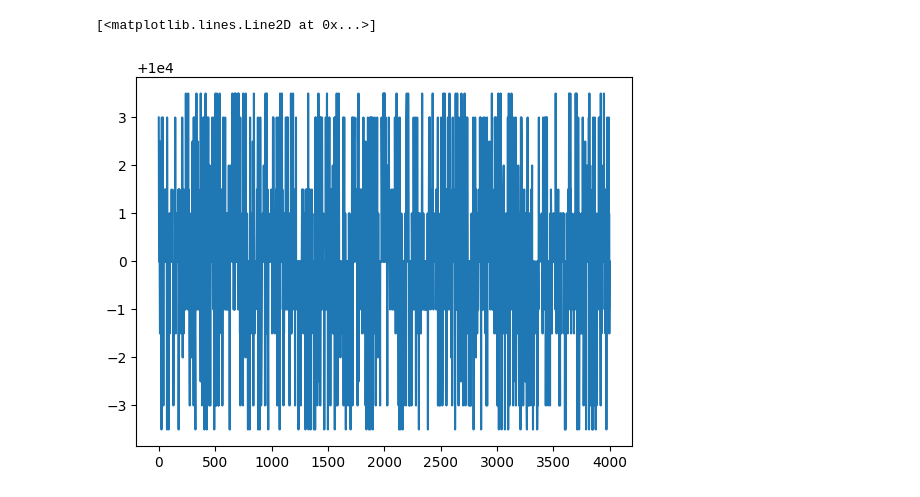
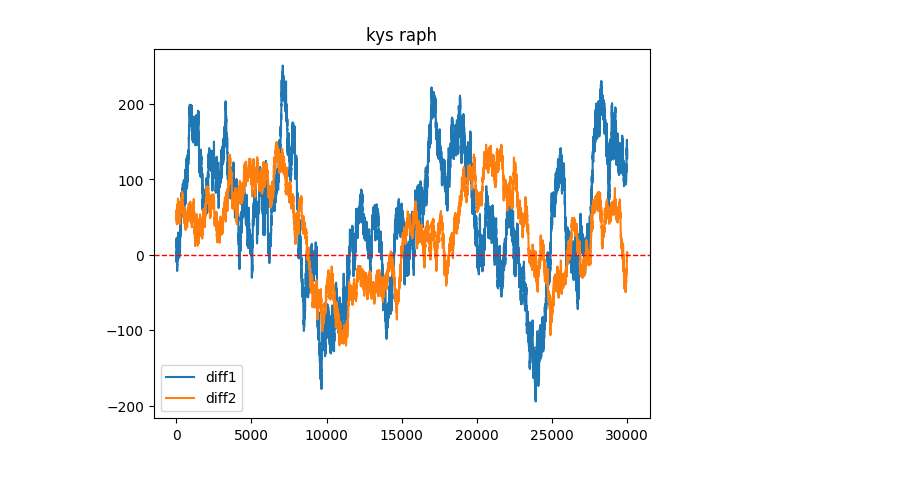
Before and after one commit to txuglassop/prosperity, a Jupyter notebook: notebooks/explore.ipynb, the cells around one changed output. Cells and saved outputs as stored; diff of their text form; code cells hidden in the pictures.

Commit message:
picnic basket

```diff
--- a/notebooks/explore.ipynb
+++ b/notebooks/explore.ipynb
@@ -27,5 +5,27 @@ plt.plot(kelp_prices['mid_price'])
-# %%
-plt.plot(resin_prices['mid_price'])
-# %% [output]
-[<matplotlib.lines.Line2D at 0x...>]
-[figure, removed]
+# %%
+prices1 = pd.read_csv('./prices_round_2_day_-1.csv', sep=';')
+prices2 = pd.read_csv('./prices_round_2_day_0.csv', sep=';')
+prices3 = pd.read_csv('./prices_round_2_day_1.csv', sep=';')
+prices = pd.concat([prices1, prices2, prices3])
+# %%
+products_of_interest = ['CROISSANTS', 'DJEMBES', 'JAMS', 'PICNIC_BASKET1', 'PICNIC_BASKET2']
+df = prices[prices['product'].isin(products_of_interest)]
+# %%
+croissants = df[df['product'] == 'CROISSANTS']
+djembes = df[df['product'] == 'DJEMBES']
+jams = df[df['product'] == 'JAMS']
+pb1 = df[df['product'] == 'PICNIC_BASKET1']
+pb2 = df[df['product'] == 'PICNIC_BASKET2']
+# %%
+diff1 = pb1['mid_price'].values - 6 * croissants['mid_price'].values - 3 * jams['mid_price'].values - djembes['mid_price'].values
+diff2 = pb2['mid_price'].values - 4 * croissants['mid_price'].values - 2 * jams['mid_price'].values
+# %%
+plt.plot(diff1, label='diff1')
+plt.plot(diff2, label='diff2')
+plt.axhline(y=0, color='red', linestyle='--', linewidth=1)
+
+plt.title('kys raph')
+plt.legend()
+plt.show()
+# %% [output]
+[figure, added]
```
Also changed, not shown: parts of 4 cells of this notebook, 10 other files.
